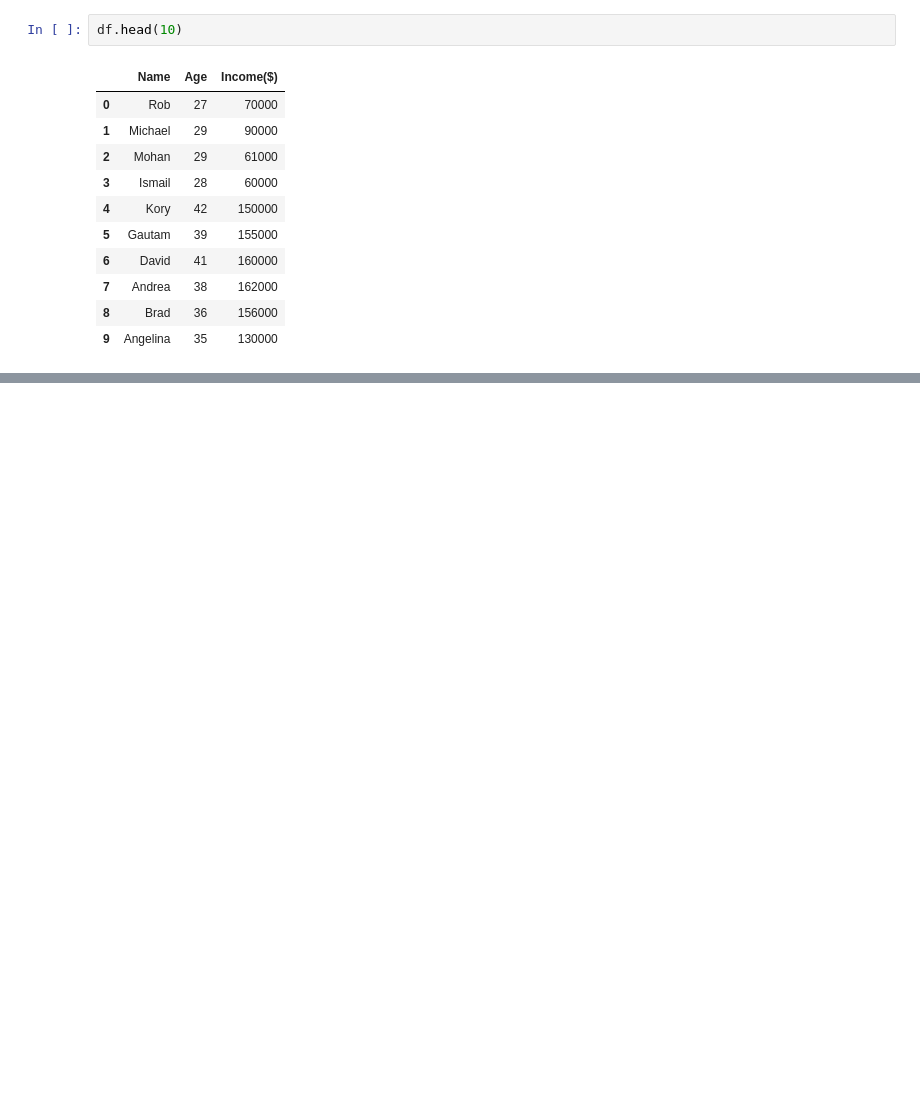
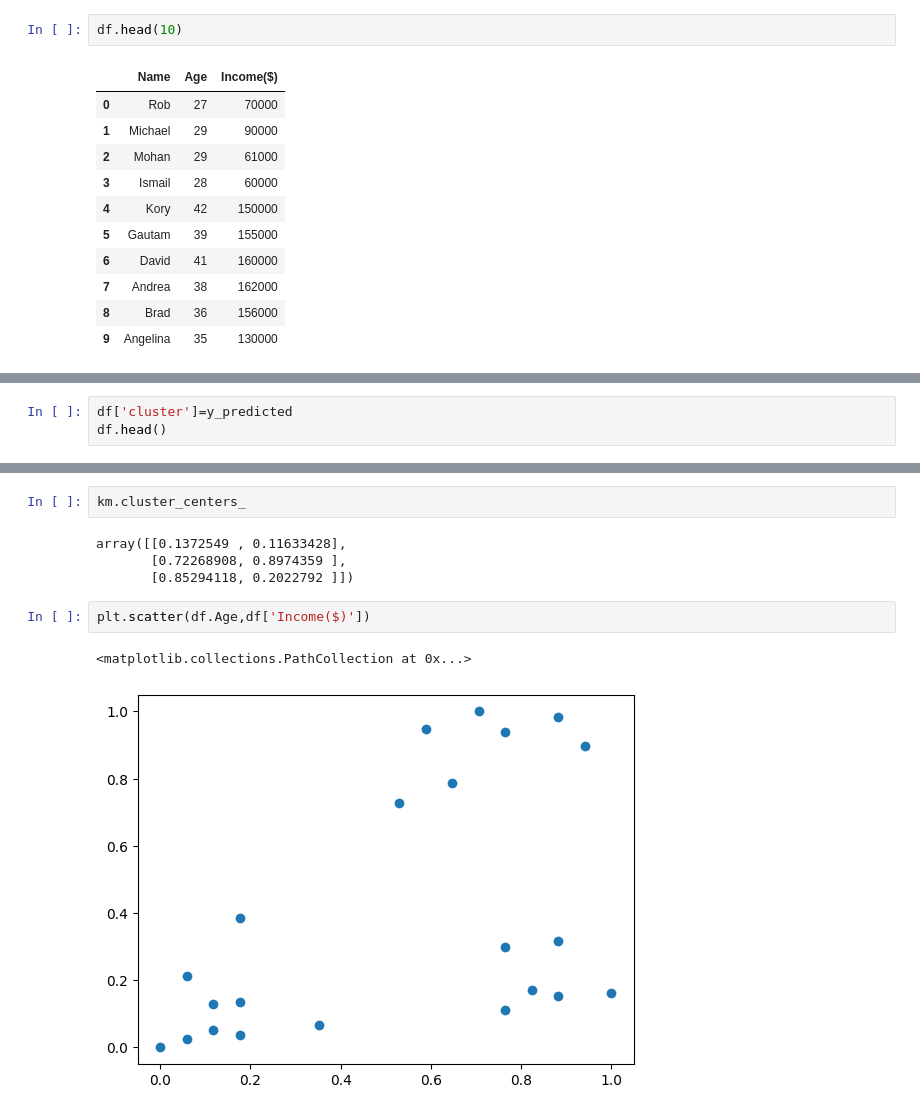
Before and after one commit to madhan2707/ML-with-flask, a Jupyter notebook: k_means.ipynb, the cells around one changed output, grey strips where cells are left out. Cells and saved outputs as stored; diff of their text form; blank space fills up the shorter version.

```diff
--- a/k_means.ipynb
+++ b/k_means.ipynb
@@ -78,0 +90,3 @@ AttributeError: module 'matplotlib.pyplot' has no attribute 'xlable'
+# %%
+df['cluster']=y_predicted
+df.head()
@@ -78,0 +100,11 @@ AttributeError: module 'matplotlib.pyplot' has no attribute 'xlable'
+# %%
+km.cluster_centers_
+# %% [output]
+array([[0.1372549 , 0.11633428],
+       [0.72268908, 0.8974359 ],
+       [0.85294118, 0.2022792 ]])
+# %%
+plt.scatter(df.Age,df['Income($)'])
+# %% [output]
+<matplotlib.collections.PathCollection at 0x...>
+[figure, added]
```
Also changed, not shown: parts of 16 cells of this notebook.
